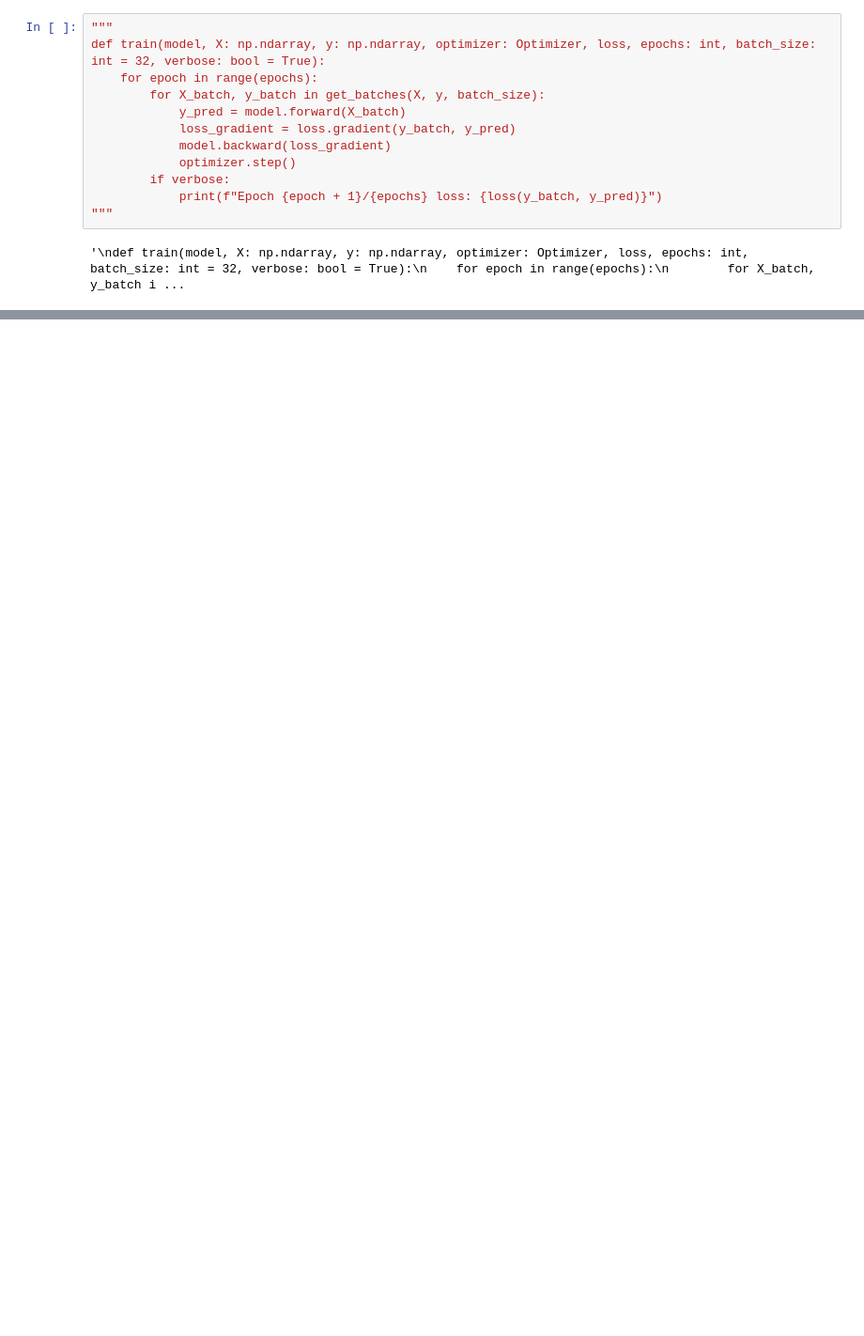
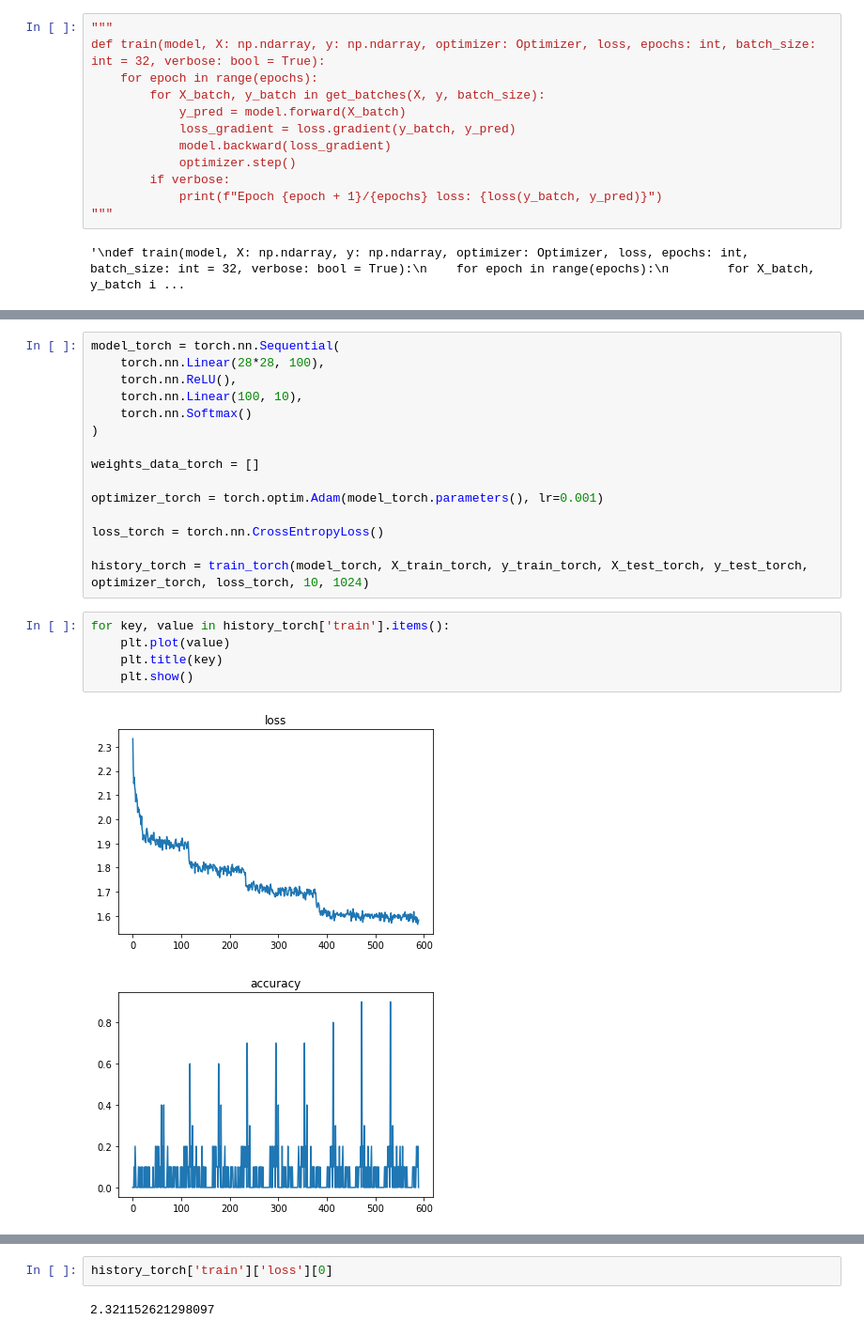
Before and after one commit to proshian/DNN_course, a Jupyter notebook: lab1/numpy_CNN.ipynb, the cells around one changed output, grey strips where cells are left out. Shown at 94% size. Cells and saved outputs as stored; diff of their text form; blank space fills up the shorter version.

```diff
--- a/lab1/numpy_CNN.ipynb
+++ b/lab1/numpy_CNN.ipynb
@@ -119,0 +175,23 @@ def train(model, X: np.ndarray, y: np.ndarray, optimizer: Optimizer, loss, epoch
+# %%
+model_torch = torch.nn.Sequential(
+    torch.nn.Linear(28*28, 100),
+    torch.nn.ReLU(),
+    torch.nn.Linear(100, 10),
+    torch.nn.Softmax()
+)
+
+weights_data_torch = []
+
+optimizer_torch = torch.optim.Adam(model_torch.parameters(), lr=0.001)
+
+loss_torch = torch.nn.CrossEntropyLoss()
+
+history_torch = train_torch(model_torch, X_train_torch, y_train_torch, X_test_torch, y_test_torch, optimizer_torch, loss_torch, 10, 1024)
+# %%
+for key, value in history_torch['train'].items():
+    plt.plot(value)
+    plt.title(key)
+    plt.show()
+# %% [output]
+[figure, added]
+[figure, added]
@@ -119,0 +199,4 @@ def train(model, X: np.ndarray, y: np.ndarray, optimizer: Optimizer, loss, epoch
+# %%
+history_torch['train']['loss'][0]
+# %% [output]
+2.321152621298097
```
Also changed, not shown: parts of 18 cells of this notebook, 1 other file.
